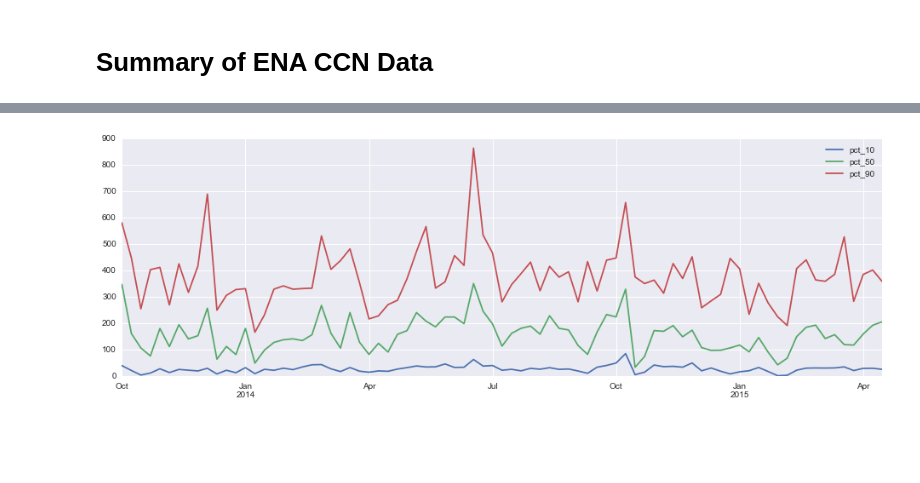
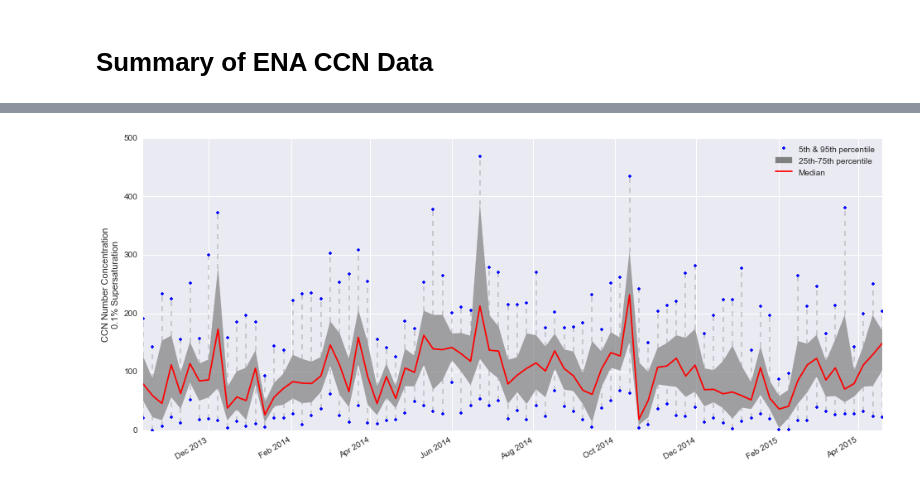
Before and after one commit to jstemmler/notebooks, a Jupyter notebook: ENA/ENA Summary.ipynb, the cells around one changed output, grey strips where cells are left out. Saved outputs shown, nothing was run; the diff lists cells and outputs as text; code cells hidden in the pictures; blank space fills up the shorter version.

```diff
--- a/ENA/ENA Summary.ipynb
+++ b/ENA/ENA Summary.ipynb
@@ -55,15 +69,36 @@ ax2.set_title('Histogram of Supersaturation Values')
 # %%
-fig, ax = plt.subplots(figsize=(16, 5))
-
 def percentile(n):
     def percentile_(x):
         return np.percentile(x, n)
     percentile_.__name__ = 'pct_%s' % n
     return percentile_
 
-cn_tseries = (ccn[ccn < 1000]
+cn_tseries = (ccn[ss == ss_val]
               .groupby(pd.TimeGrouper('1W'))
-              .agg([percentile(10), percentile(50), percentile(90)])
-              .plot(ax=ax))
+              .agg([percentile(i) for i in (5, 25, 50, 75, 95)]))
-# %% [output]
-[figure, removed]
+# %%
+fig, ax = plt.subplots(figsize=(16, 7))
+
+fly5 = ax.plot_date(cn_tseries.index, cn_tseries['pct_5'], 'b.')
+fly95 = ax.plot_date(cn_tseries.index, cn_tseries['pct_95'], 'b.')
+
+[ax.plot([i,i], [l,u], 'k--', zorder=1, linewidth=.3)
+     for i, l, u in cn_tseries[['pct_5', 'pct_25']].itertuples()]
+[ax.plot([i,i], [l,u], 'k--', zorder=1, linewidth=.3)
+     for i, l, u in cn_tseries[['pct_75', 'pct_95']].itertuples()]
+
+fl = ax.fill_between(cn_tseries.index,
+                cn_tseries['pct_25'],
+                cn_tseries['pct_75'],
+                zorder=2, alpha=0.7, color='gray', interpolate=True)
+
+gray_patch = mpatches.Patch(color='gray')
+
+med = ax.plot_date(cn_tseries.index, cn_tseries['pct_50'], 'r-', zorder=3)
+
+l = ax.legend((fly95[0], gray_patch, med[0]), ('5th & 95th percentile', '25th-75th percentile','Median'))
+fig.autofmt_xdate()
+
+l = ax.set_ylabel('CCN Number Concentration\n{}% Supersaturation'.format(ss_val))
+# %% [output]
+[figure, added]
```
Also changed, not shown: parts of 4 cells of this notebook.
